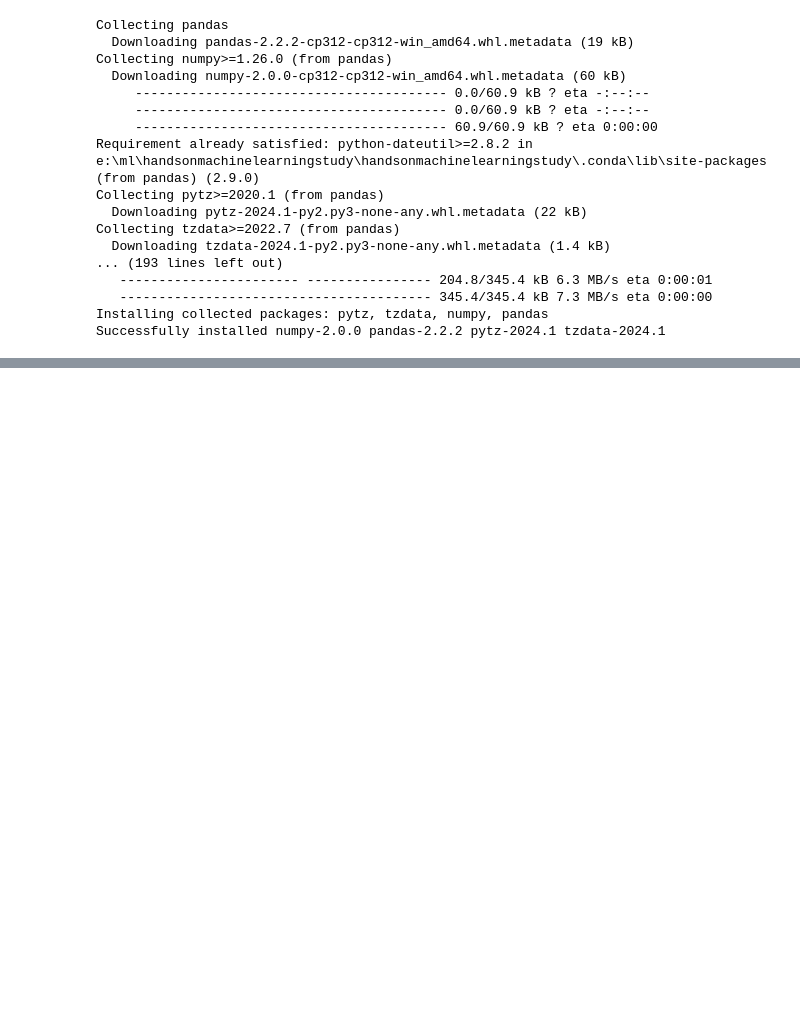
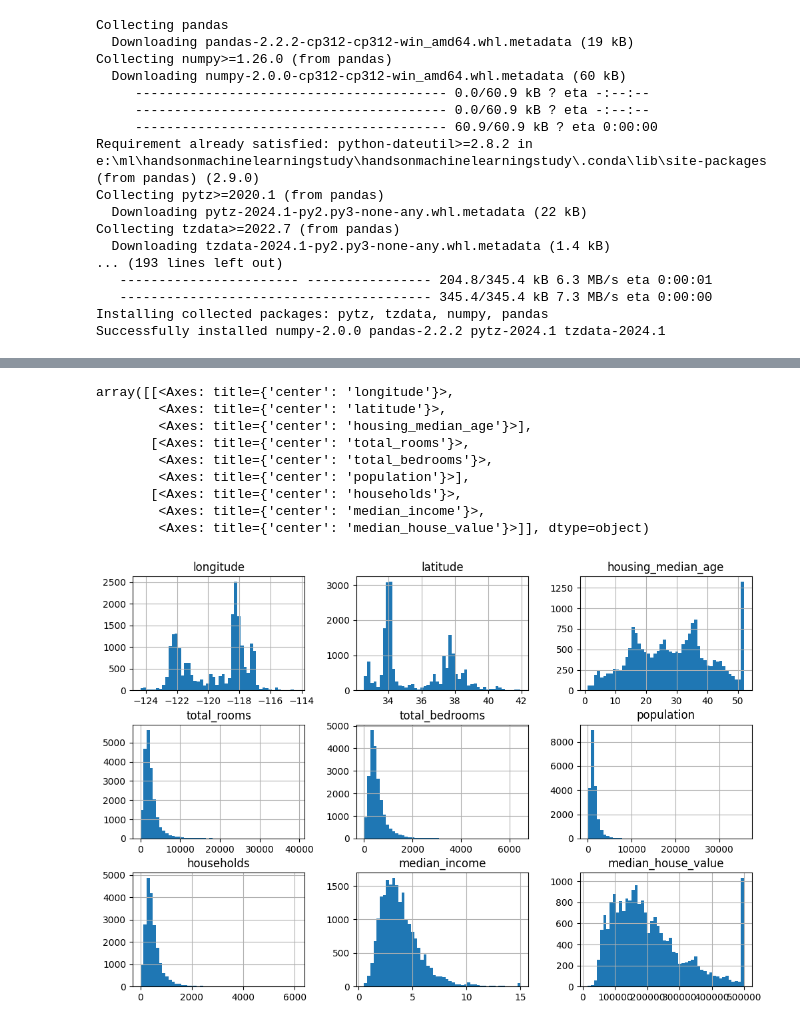
Before and after one commit to ARRYTHEBEAST/HandsOnMachineLearningStudy, a Jupyter notebook: Chapter 2/code.ipynb, the cells around one changed output, grey strips where cells are left out. Cells and saved outputs as stored; diff of their text form; code cells hidden in the pictures; blank space fills up the shorter version.

```diff
--- a/Chapter 2/code.ipynb
+++ b/Chapter 2/code.ipynb
@@ -25,8 +23,32 @@ Collecting tzdata>=2022.7 (from pandas)
    ---------------------------------------- 345.4/345.4 kB 7.3 MB/s eta 0:00:00
 Installing collected packages: pytz, tzdata, numpy, pandas
 Successfully installed numpy-2.0.0 pandas-2.2.2 pytz-2024.1 tzdata-2024.1
-# %%
-def load_housing_data():
-    tarball_path = Path('datasets/housing.tgz')
-    if not tarball_path.is_file():
-        Path('datasets')
+# %%
+import os
+import pandas as pd
+import urllib.request
+import tarfile
+from pathlib import Path
+
+def load_housing_data():
+    tarball_path = Path('datasets/housing.tgz')
+    data_path = Path('datasets/housing/housing.csv')
+
+    if not data_path.is_file():
+        if not tarball_path.is_file():
+            Path('datasets').mkdir(parents=True, exist_ok=True)
+            url = 'https://github.com/ageron/data/raw/main/housing.tgz'
+            print("Downloading housing dataset...")
+            urllib.request.urlretrieve(url, tarball_path)
+            print("Download complete.")
+
+        print("Extracting housing dataset...")
+        with tarfile.open(tarball_path) as housing_tarball:
+            housing_tarball.extractall(path='datasets')
+        print("Extraction complete.")
+
+    print("Loading housing dataset into a DataFrame...")
+    return pd.read_csv(data_path)
+
+# Usage
+housing = load_housing_data()
@@ -32,0 +96,13 @@ def load_housing_data():
+# %%
+housing.hist(bins=50, figsize=(12,8))
+# %% [output]
+array([[<Axes: title={'center': 'longitude'}>,
+        <Axes: title={'center': 'latitude'}>,
+        <Axes: title={'center': 'housing_median_age'}>],
+       [<Axes: title={'center': 'total_rooms'}>,
+        <Axes: title={'center': 'total_bedrooms'}>,
+        <Axes: title={'center': 'population'}>],
+       [<Axes: title={'center': 'households'}>,
+        <Axes: title={'center': 'median_income'}>,
+        <Axes: title={'center': 'median_house_value'}>]], dtype=object)
+[figure, added]
```
Also changed, not shown: parts of 16 cells of this notebook, 3 other files.
